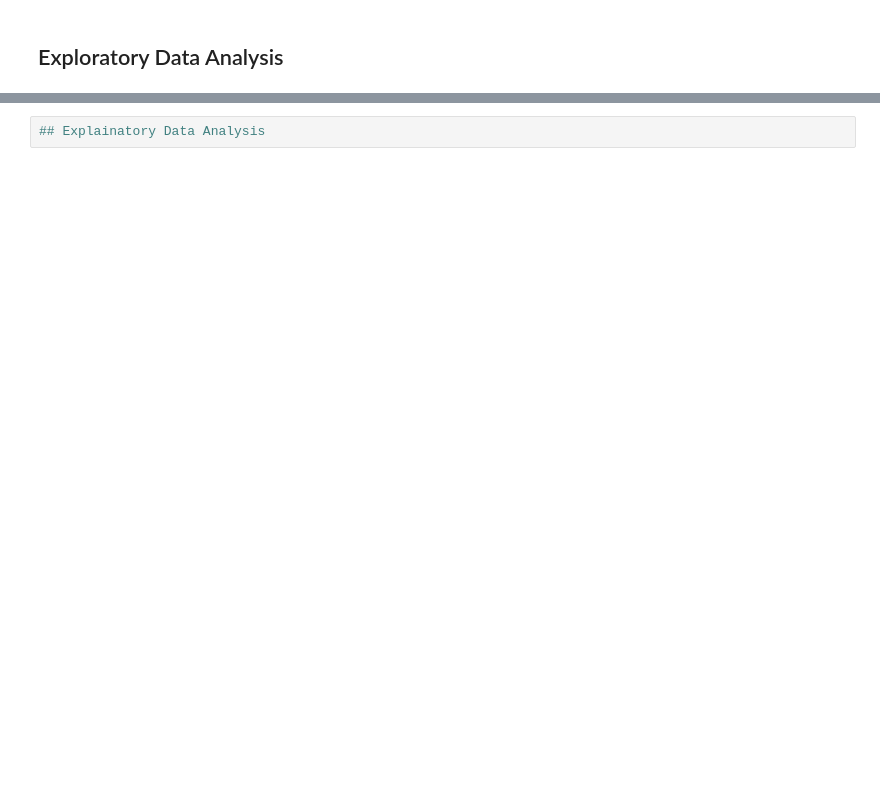
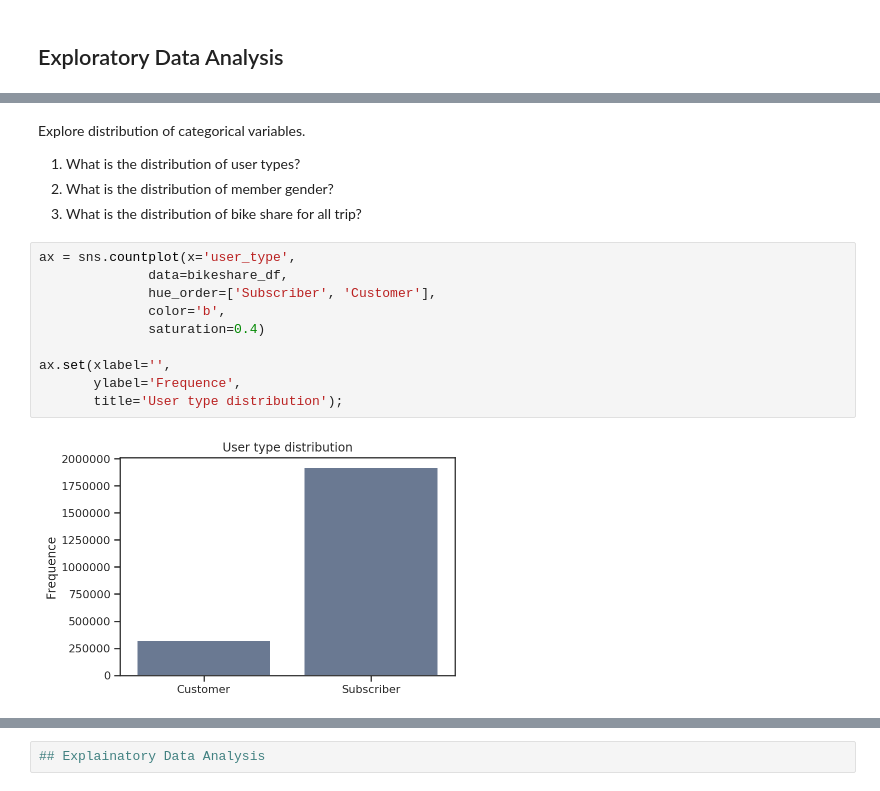
Before and after one commit to marcusholmgren/bikeshare-analysis, a Jupyter notebook: fordgobike-analysis.ipynb, the cells around one changed output, grey strips where cells are left out. Cells and saved outputs as stored; diff of their text form; blank space fills up the shorter version.

Commit message:
feat: Analyse all three categorical variables.
Start on timeseries analysis of start_time.

```diff
--- a/fordgobike-analysis.ipynb
+++ b/fordgobike-analysis.ipynb
@@ -297,0 +375,18 @@ sns.distplot(bikeshare_df['duration_sec'], bins=10)
+# %% [markdown]
+Explore distribution of categorical variables.
+
+1. What is the distribution of user types?
+2. What is the distribution of member gender?
+3. What is the distribution of bike share for all trip?
+# %%
+ax = sns.countplot(x='user_type',
+              data=bikeshare_df,
+              hue_order=['Subscriber', 'Customer'],
+              color='b',
+              saturation=0.4)
+
+ax.set(xlabel='',
+       ylabel='Frequence',
+       title='User type distribution');
+# %% [output]
+[figure, added]
```
Also changed, not shown: parts of 39 cells of this notebook.
